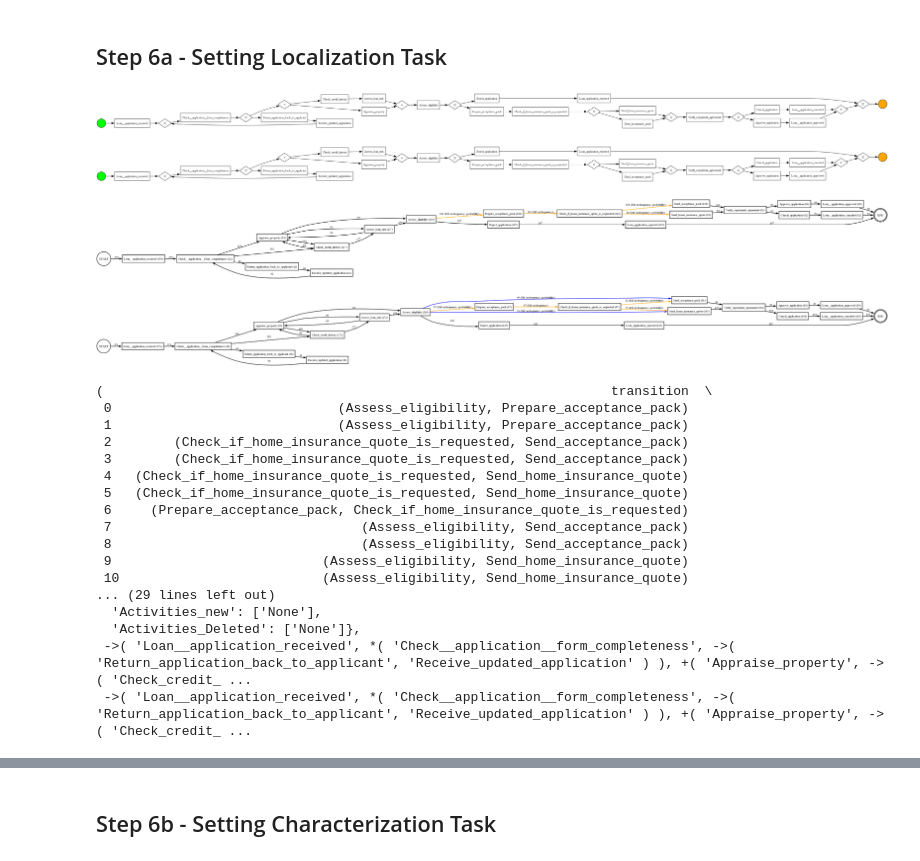
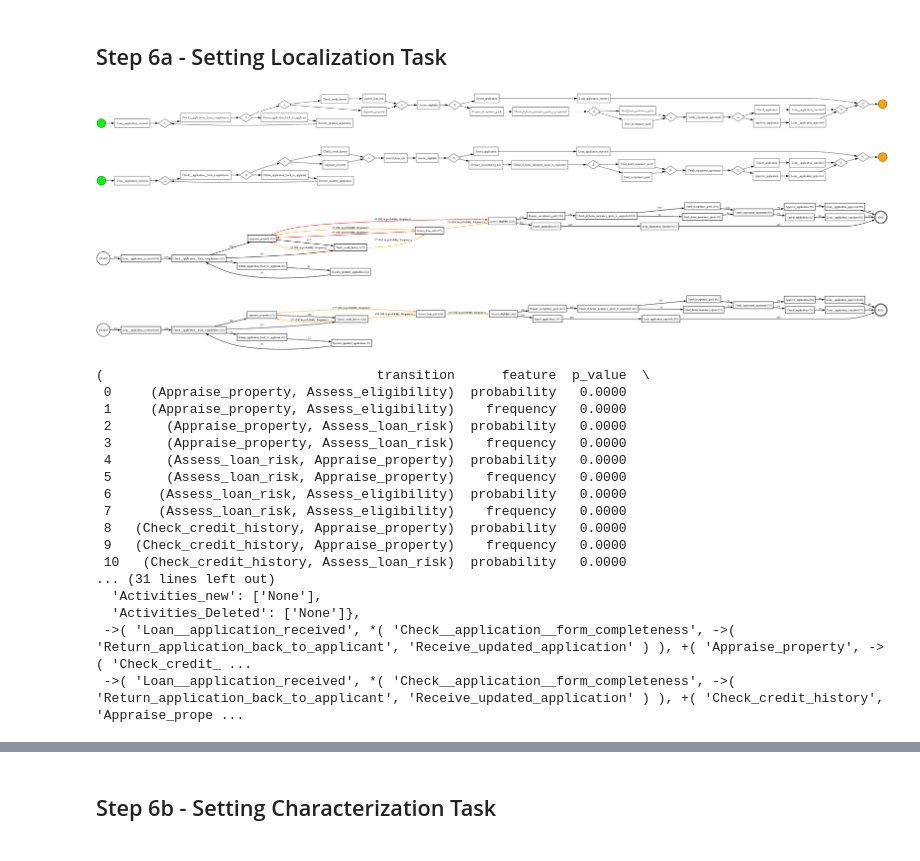
Before and after one commit to AC-Meira/Transition_Matrix_Process_Drift, a Jupyter notebook: Demonstration - Business Process Drift - (Maaradji - Fast).ipynb, the cells around one changed output, grey strips where cells are left out. Drawn from its saved outputs; the diff is of its cells as text; code cells hidden in the pictures.

```diff
--- a/Demonstration - Business Process Drift - (Maaradji - Fast).ipynb
+++ b/Demonstration - Business Process Drift - (Maaradji - Fast).ipynb
@@ -86,8 +83,8 @@ event_log["Event_order_id"] = event_log.index
 # This is a specifc step for this event log, because it have duplicated case ids. So we create a new case id.
 event_log["Trace_order"] = TMPD_utils.cumulative_counting(event_log["CaseId"])
 
-# Add a Start and End actiivities case it doesn't have
-event_log = TMPD_utils.add_start_end_activities(event_log=event_log, case_id_col="Trace_order", activity_col="Activity", timestamp_col="Timestamp")
+# # Add a Start and End activities case it doesn't have
+# event_log = TMPD_utils.add_start_end_activities(event_log=event_log, case_id_col="Trace_order", activity_col="Activity", timestamp_col="Timestamp")
 
 # Showing loaded event log
 print("Total events: ", len(event_log))
@@ -380,35 +379,35 @@ for result in detection_task_results.itertuples():
 ## Step 6a - Setting Localization Task
 # %%
 # Setting Localization Task
-TMPD_instance.set_localization_task(reference_window_index=0, detection_window_index=75, pvalue_threshold=0.05, effect_prop_threshold=0.2, effect_count_threshold=0.02, pseudo_count=0.5)
+TMPD_instance.set_localization_task(reference_window_index=0, detection_window_index=75, pvalue_threshold=0.05, effect_prop_threshold=0.2, effect_count_threshold=0.02, pseudo_count=5)
 
 # Executing Localization Task
 TMPD_instance.run_localization_task()
 
 # Showing Localization Task Results
 TMPD_instance.get_localization_task(show_localization_dfg=True, show_original_dfg=False, show_original_bpmn=True)
 # %% [output]
 [figure]
-[figure, old version]
+[figure, new version]
-[figure, old version]
+[figure, new version]
-[figure, old version]
+[figure, new version]
-(                                                                 transition  \
- 0                             (Assess_eligibility, Prepare_acceptance_pack)
- 1                             (Assess_eligibility, Prepare_acceptance_pack)
- 2        (Check_if_home_insurance_quote_is_requested, Send_acceptance_pack)
- 3        (Check_if_home_insurance_quote_is_requested, Send_acceptance_pack)
- 4   (Check_if_home_insurance_quote_is_requested, Send_home_insurance_quote)
- 5   (Check_if_home_insurance_quote_is_requested, Send_home_insurance_quote)
- 6     (Prepare_acceptance_pack, Check_if_home_insurance_quote_is_requested)
- 7                                (Assess_eligibility, Send_acceptance_pack)
- 8                                (Assess_eligibility, Send_acceptance_pack)
- 9                           (Assess_eligibility, Send_home_insurance_quote)
- 10                          (Assess_eligibility, Send_home_insurance_quote)
-... (29 lines left out)
+(                                   transition      feature  p_value  \
+ 0     (Appraise_property, Assess_eligibility)  probability   0.0000
+ 1     (Appraise_property, Assess_eligibility)    frequency   0.0000
+ 2       (Appraise_property, Assess_loan_risk)  probability   0.0000
+ 3       (Appraise_property, Assess_loan_risk)    frequency   0.0000
+ 4       (Assess_loan_risk, Appraise_property)  probability   0.0000
+ 5       (Assess_loan_risk, Appraise_property)    frequency   0.0000
+ 6      (Assess_loan_risk, Assess_eligibility)  probability   0.0000
+ 7      (Assess_loan_risk, Assess_eligibility)    frequency   0.0000
+ 8   (Check_credit_history, Appraise_property)  probability   0.0000
+ 9   (Check_credit_history, Appraise_property)    frequency   0.0000
+ 10   (Check_credit_history, Assess_loan_risk)  probability   0.0000
+... (31 lines left out)
   'Activities_new': ['None'],
   'Activities_Deleted': ['None']},
  ->( 'Loan__application_received', *( 'Check__application__form_completeness', ->( 'Return_application_back_to_applicant', 'Receive_updated_application' ) ), +( 'Appraise_property', ->( 'Check_credit_ ...
- ->( 'Loan__application_received', *( 'Check__application__form_completeness', ->( 'Return_application_back_to_applicant', 'Receive_updated_application' ) ), +( 'Appraise_property', ->( 'Check_credit_ ...
+ ->( 'Loan__application_received', *( 'Check__application__form_completeness', ->( 'Return_application_back_to_applicant', 'Receive_updated_application' ) ), +( 'Check_credit_history', 'Appraise_prope ...
 # %%
 ### Ground Truth
 change_pattern_ground_truth = log_path.split("\\")[-2]
```
Also changed, not shown: parts of 9 cells of this notebook, 13 other files.
